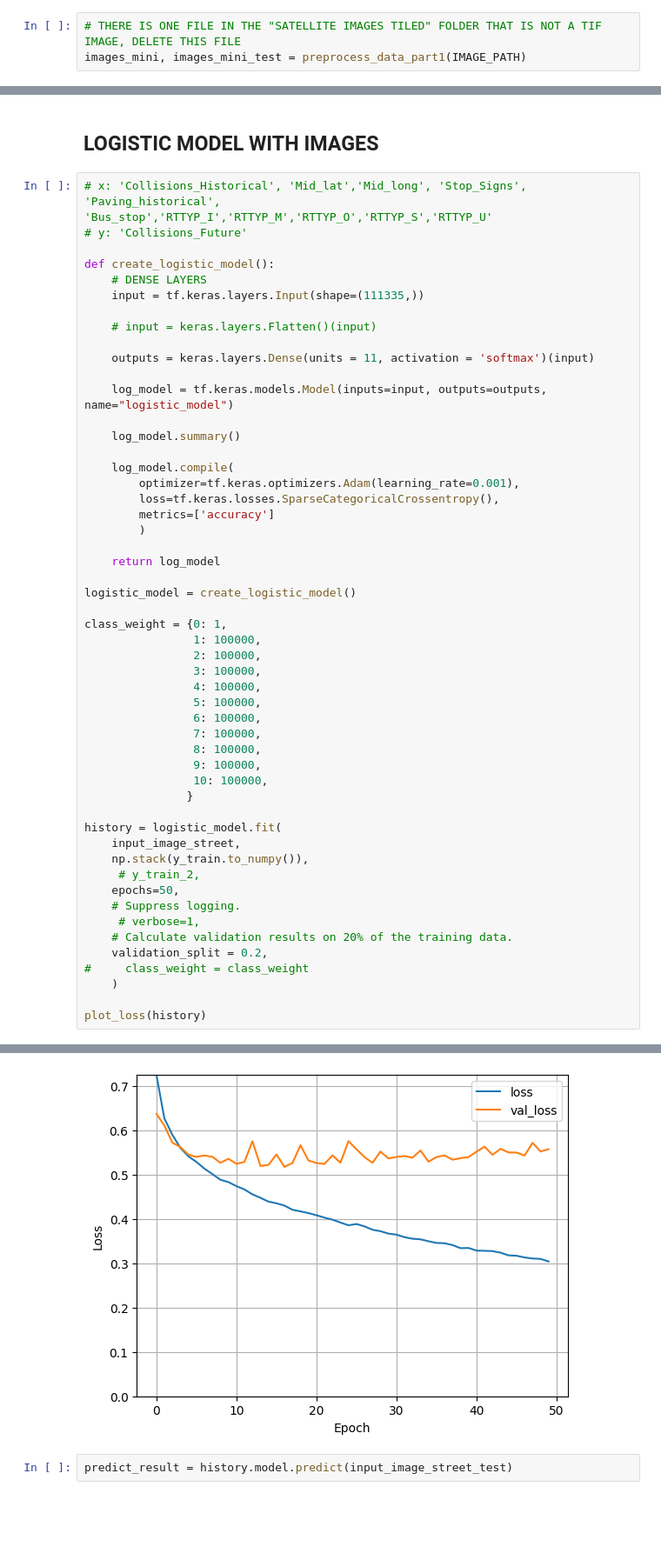
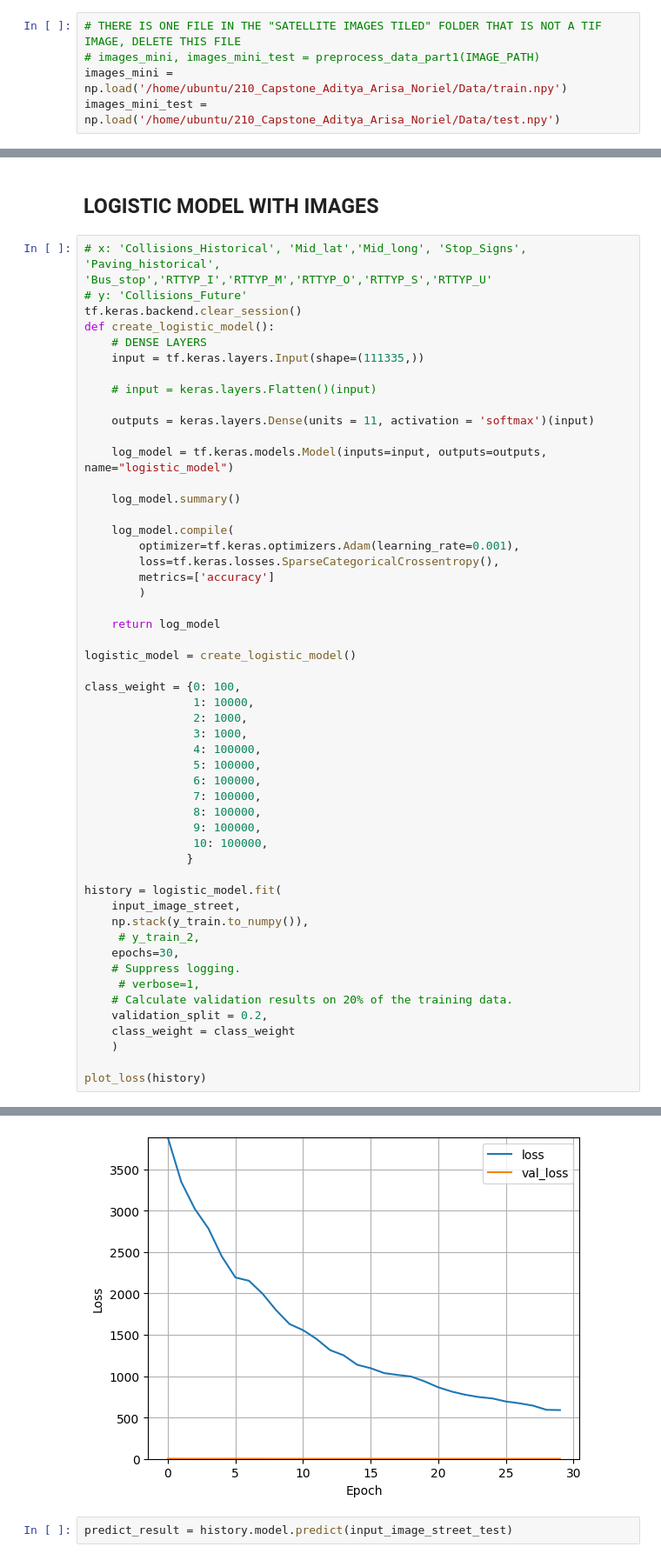
Before and after one commit to arisanguyen/210_Capstone_Aditya_Arisa_Noriel, a Jupyter notebook: abajaj_modeling_zipcode.ipynb, the cells around one changed output, grey strips where cells are left out. Shown at 87% size. Drawn from its saved outputs; the diff is of its cells as text; blank space fills up the shorter version.

```diff
--- a/abajaj_modeling_zipcode.ipynb
+++ b/abajaj_modeling_zipcode.ipynb
@@ -202,6 +200,8 @@ def preprocess_data_part1(IMAGE_PATH):
 # %%
 # THERE IS ONE FILE IN THE "SATELLITE IMAGES TILED" FOLDER THAT IS NOT A TIF IMAGE, DELETE THIS FILE
-images_mini, images_mini_test = preprocess_data_part1(IMAGE_PATH)
+# images_mini, images_mini_test = preprocess_data_part1(IMAGE_PATH)
+images_mini = np.load('/home/ubuntu/210_Capstone_Aditya_Arisa_Noriel/Data/train.npy')
+images_mini_test = np.load('/home/ubuntu/210_Capstone_Aditya_Arisa_Noriel/Data/test.npy')
 # %%
 np.shape(images_mini)
 np.shape(images_mini_test)
@@ -324,7 +343,7 @@ linear_model = create_linear_model()
 # %%
 # x: 'Collisions_Historical', 'Mid_lat','Mid_long', 'Stop_Signs', 'Paving_historical', 'Bus_stop','RTTYP_I','RTTYP_M','RTTYP_O','RTTYP_S','RTTYP_U'
 # y: 'Collisions_Future'
-
+tf.keras.backend.clear_session()
 def create_logistic_model():
     # DENSE LAYERS
     input = tf.keras.layers.Input(shape=(111335,))
@@ -347,10 +366,10 @@ def create_logistic_model():
 
 logistic_model = create_logistic_model()
 
-class_weight = {0: 1,
-                1: 100000,
-                2: 100000,
-                3: 100000,
+class_weight = {0: 100,
+                1: 10000,
+                2: 1000,
+                3: 1000,
                 4: 100000,
                 5: 100000,
                 6: 100000,
@@ -364,12 +383,12 @@ history = logistic_model.fit(
     input_image_street,
     np.stack(y_train.to_numpy()),
      # y_train_2,
-    epochs=50,
+    epochs=30,
     # Suppress logging.
      # verbose=1,
     # Calculate validation results on 20% of the training data.
     validation_split = 0.2,
-#     class_weight = class_weight
+    class_weight = class_weight
     )
 
 plot_loss(history)
@@ -424,4 +442,4 @@ Epoch 50/50
-[figure, old version]
+[figure, new version]
 # %%
 predict_result = history.model.predict(input_image_street_test)
 # %% [output]
```
Also changed, not shown: parts of 18 cells of this notebook.
